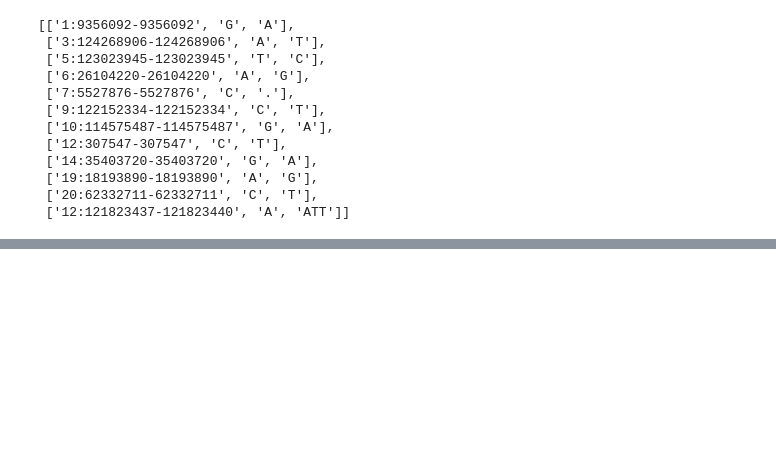
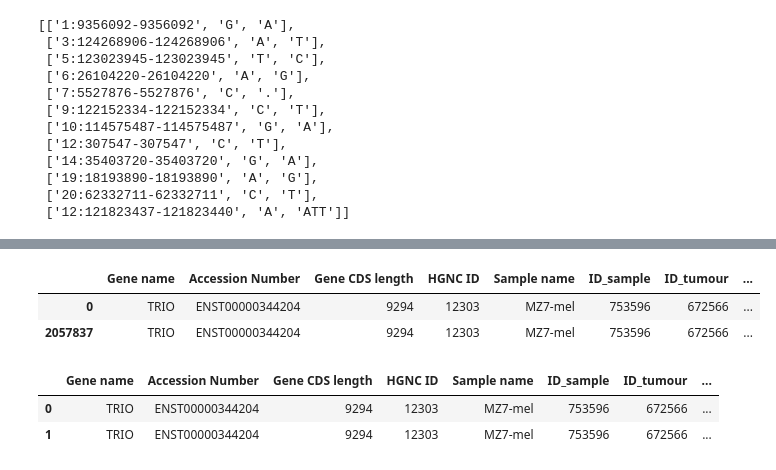
Before and after one commit to czbiohub-sf/cerebra, a Jupyter notebook: py_notebooks/scratch.ipynb, the cells around one changed output, grey strips where cells are left out. Saved outputs shown, nothing was run; the diff lists cells and outputs as text; code cells hidden in the pictures; blank space fills up the shorter version.

```diff
--- a/py_notebooks/scratch.ipynb
+++ b/py_notebooks/scratch.ipynb
@@ -277,0 +331,16 @@ l0 + l1
+# %%
+posStr = '5:14472611-14472611'
+keep = database["Mutation genome position"] == posStr
+df = database[keep]
+df
+# %% [output]
+|  | Gene name | Accession Number | Gene CDS length | HGNC ID | Sample name | ID_sample | ID_tumour | ... |
+| 0 | TRIO | ENST00000344204 | 9294 | 12303 | MZ7-mel | 753596 | 672566 | ... |
+| 2057837 | TRIO | ENST00000344204 | 9294 | 12303 | MZ7-mel | 753596 | 672566 | ... |
+# %%
+df = df.reset_index(drop=True)
+df
+# %% [output]
+|  | Gene name | Accession Number | Gene CDS length | HGNC ID | Sample name | ID_sample | ID_tumour | ... |
+| 0 | TRIO | ENST00000344204 | 9294 | 12303 | MZ7-mel | 753596 | 672566 | ... |
+| 1 | TRIO | ENST00000344204 | 9294 | 12303 | MZ7-mel | 753596 | 672566 | ... |
```
Also changed, not shown: parts of 8 cells of this notebook.
